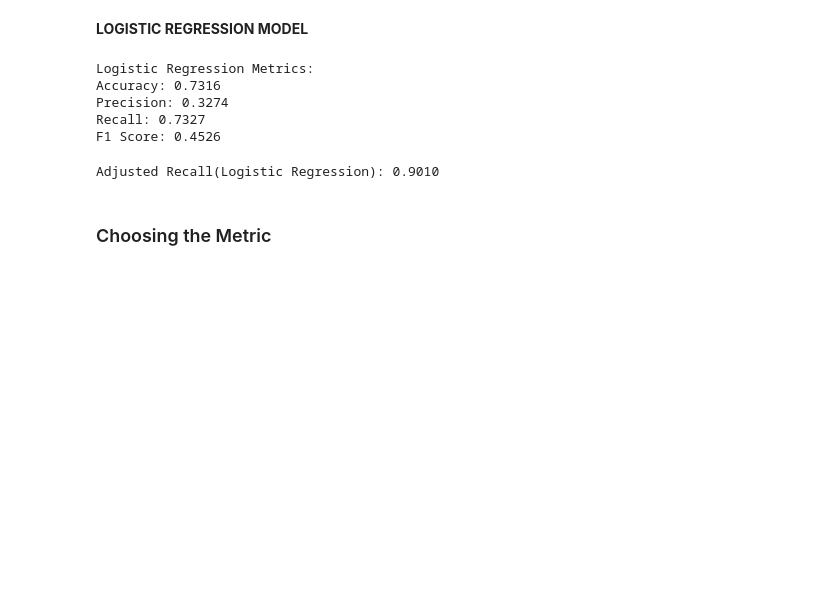
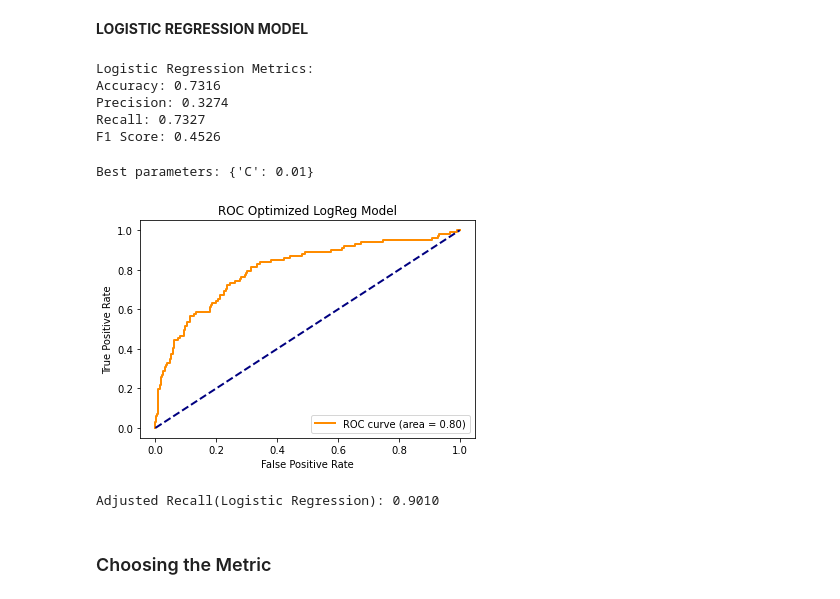
Before and after one commit to Aachiko/Phase-3-ML-Project, a Jupyter notebook: phase-3.ipynb, the cells around one changed output. Saved outputs shown, nothing was run; the diff lists cells and outputs as text; code cells hidden in the pictures; blank space fills up the shorter version.

```diff
--- a/phase-3.ipynb
+++ b/phase-3.ipynb
@@ -434,6 +423,47 @@ Accuracy: 0.7316
 Precision: 0.3274
 Recall: 0.7327
 F1 Score: 0.4526
+# %%
+from sklearn.model_selection import GridSearchCV
+from sklearn.feature_selection import SelectFromModel
+from sklearn.metrics import roc_curve, auc
+import matplotlib.pyplot as plt
+
+# Perform feature selection
+logreg = LogisticRegression(max_iter=1000)
+feature_selector = SelectFromModel(logreg, threshold='median')
+X_train_selected = feature_selector.fit_transform(X_train, y_train)
+X_test_selected = feature_selector.transform(X_test)
+
+# Feature selection and grid search
+param_grid = {'C': [0.001, 0.01, 0.1, 1, 10, 100]}
+grid_search = GridSearchCV(logreg, param_grid, cv=5, scoring='recall')
+grid_search.fit(X_train_selected, y_train)
+
+print("Best parameters:", grid_search.best_params_)
+
+# Get best model
+best_model = grid_search.best_estimator_
+
+# Predict probabilities
+y_prob = best_model.predict_proba(X_test_selected)[:, 1]
+
+# Compute ROC curve and AUC
+fpr, tpr, thresholds = roc_curve(y_test, y_prob)
+roc_auc = auc(fpr, tpr)
+
+# Plot ROC curve
+plt.figure()
+plt.plot(fpr, tpr, color='darkorange', lw=2, label='ROC curve (area = %0.2f)' % roc_auc)
+plt.plot([0, 1], [0, 1], color='navy', lw=2, linestyle='--')
+plt.xlabel('False Positive Rate')
+plt.ylabel('True Positive Rate')
+plt.title('ROC Optimized LogReg Model')
+plt.legend(loc="lower right")
+plt.show()
+# %% [output]
+Best parameters: {'C': 0.01}
+[figure, added]
 # %%
 
 # Adjust the threshold (e.g., from 0.5 to 0.3)
```
Also changed, not shown: parts of 11 cells of this notebook, 1 other file.
